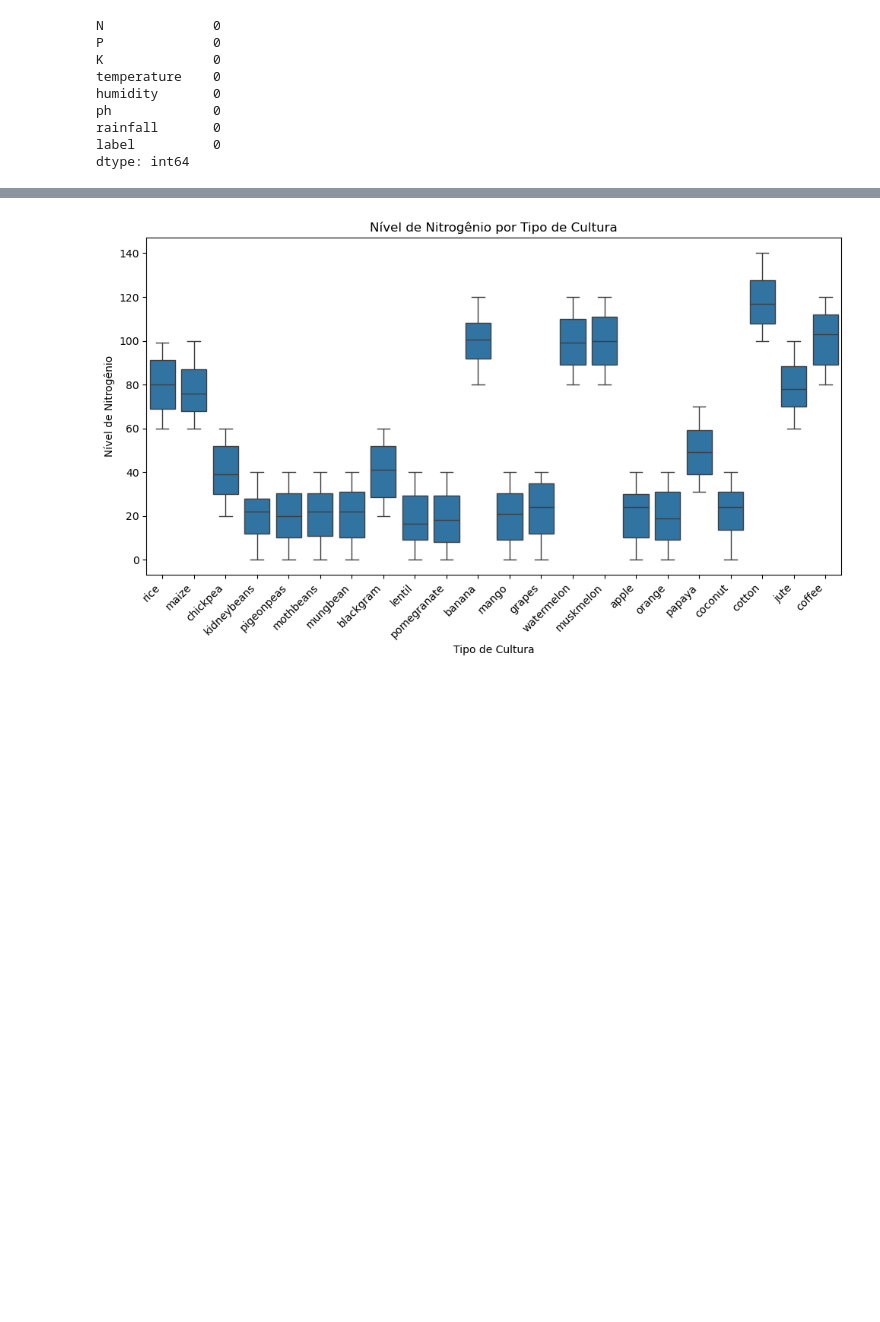
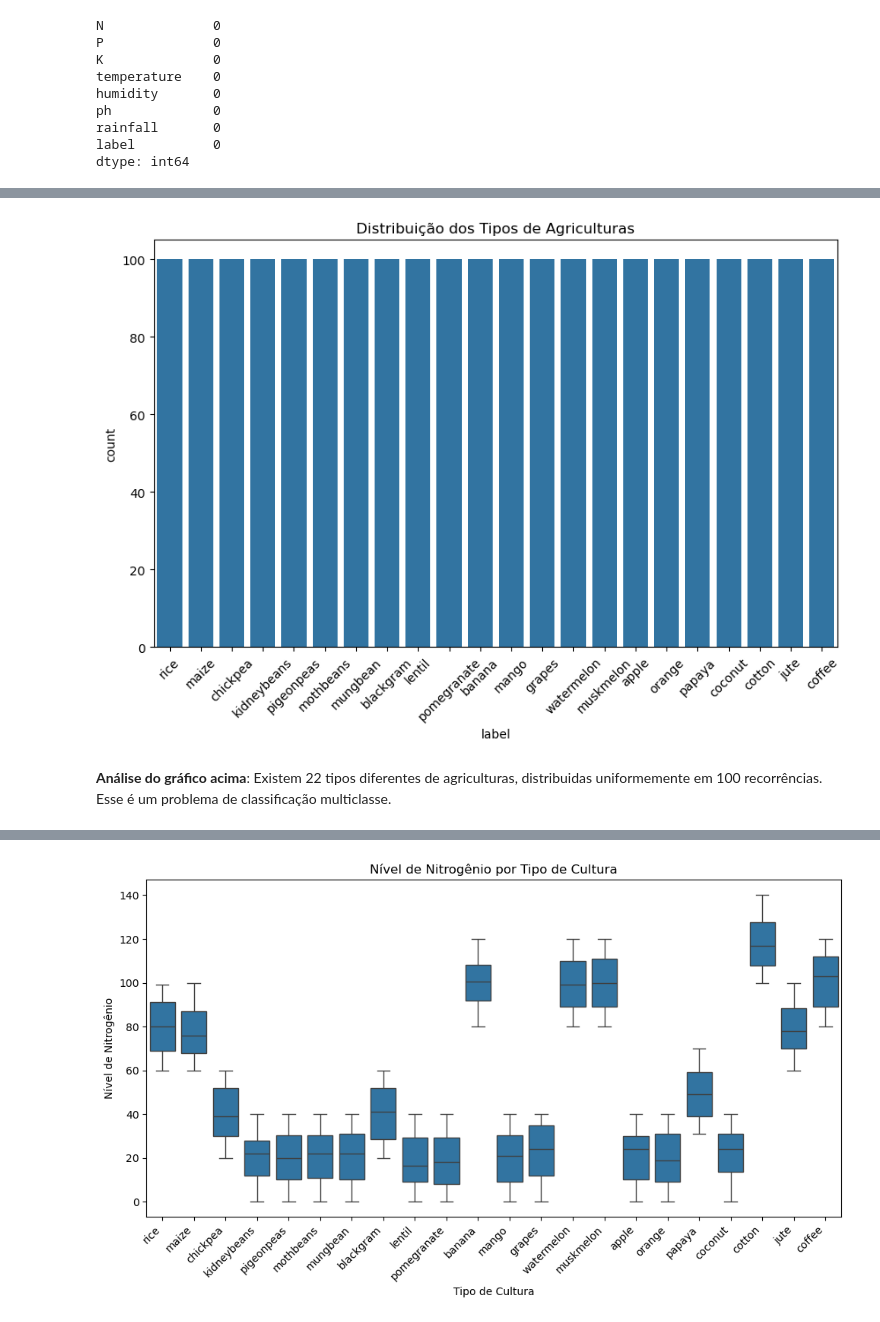
Before and after one commit to fiap-ia-2025/chap14-machine-learning, a Jupyter notebook: agriculture.ipynb, the cells around one changed output, grey strips where cells are left out. Cells and saved outputs as stored; diff of their text form; code cells hidden in the pictures; blank space fills up the shorter version.

```diff
--- a/agriculture.ipynb
+++ b/agriculture.ipynb
@@ -74,0 +147,11 @@ dtype: int64
+# %%
+# Exploração da distribuição dos labels
+plt.figure(figsize=(10, 6))
+sns.countplot(x='label', data=df)
+plt.title("Distribuição dos Tipos de Agriculturas")
+plt.xticks(rotation=45)
+plt.show()
+# %% [output]
+[figure, added]
+# %% [markdown]
+**Análise do gráfico acima**: Existem 22 tipos diferentes de agriculturas, distribuidas uniformemente em 100 recorrências. Esse é um problema de classificação multiclasse.
```
Also changed, not shown: parts of 45 cells of this notebook, 1 other file.
